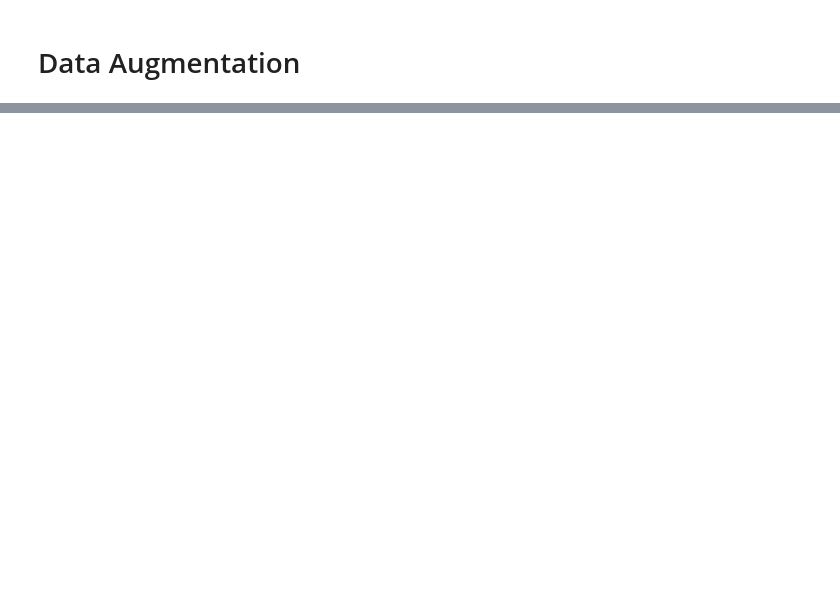
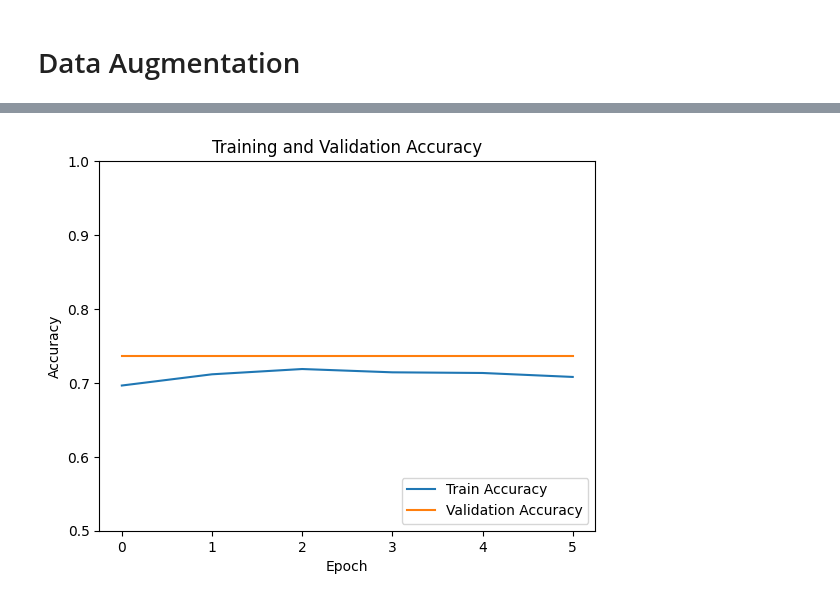
Before and after one commit to YuktheswarAlahari19/TB-Prediction-XRayTF-, a Jupyter notebook: exploration.ipynb, the cells around one changed output, grey strips where cells are left out. Saved outputs shown, nothing was run; the diff lists cells and outputs as text; code cells hidden in the pictures; blank space fills up the shorter version.

```diff
--- a/exploration.ipynb
+++ b/exploration.ipynb
@@ -279,0 +375,31 @@ for i in range(9):
+# %%
+from tensorflow.keras.callbacks import EarlyStopping
+
+early_stop = EarlyStopping(monitor='val_accuracy',patience=5,min_delta=0.001,restore_best_weights=True)
+
+model.compile(optimizer='adam',
+              loss=tf.keras.losses.SparseCategoricalCrossentropy(from_logits=False),
+              metrics=['accuracy'])
+# %%
+val_data = val_data.cache().prefetch(tf.data.AUTOTUNE)
+validation_data = val_data.prefetch(tf.data.AUTOTUNE)
+# %%
+from keras.callbacks import ReduceLROnPlateau
+class_weights = {
+    0: 1.0,
+    1: 663/457
+}
+
+# lr_scheduler = ReduceLROnPlateau(
+#     monitor='val_loss',
+#     factor=0.5,
+#     patience=3,
+#     min_lr=1e-7
+# )
+
+hist = model.fit(train_data ,
+                 epochs = 20 ,
+                 class_weight=class_weights,
+                 validation_data= val_data,
+                 callbacks=[early_stop]
+                 )
@@ -279,0 +425,14 @@ for i in range(9):
+# %%
+plt.plot(hist.history['accuracy'], label='Train Accuracy')
+plt.plot(hist.history['val_accuracy'], label='Validation Accuracy')
+plt.xlabel('Epoch')
+plt.ylabel('Accuracy')
+plt.ylim([0.5, 1])
+plt.legend(loc='lower right')
+plt.title('Training and Validation Accuracy')
+plt.show()
+
+test_loss, test_acc = model.evaluate(test_data, verbose=2)
+print(f'Test accuracy: {test_acc:.4f}')
+# %% [output]
+[figure, added]
```
Also changed, not shown: parts of 22 cells of this notebook.
